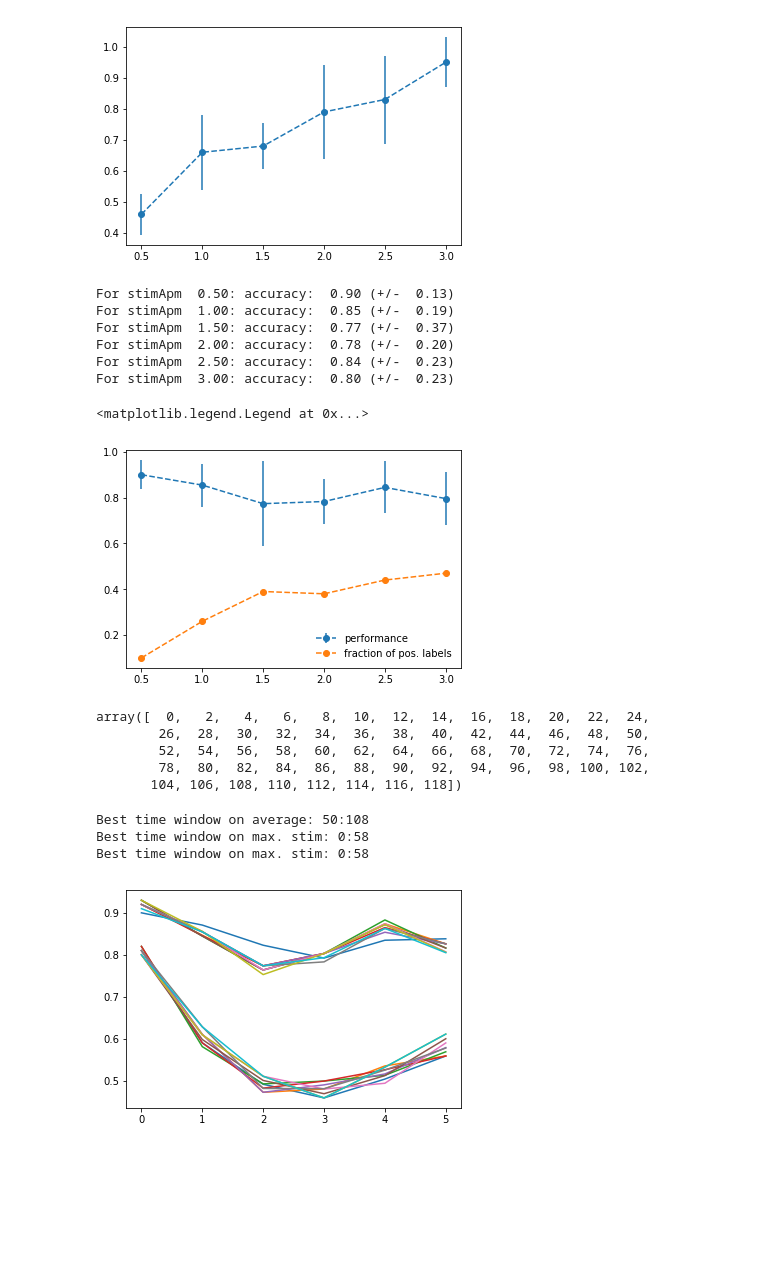
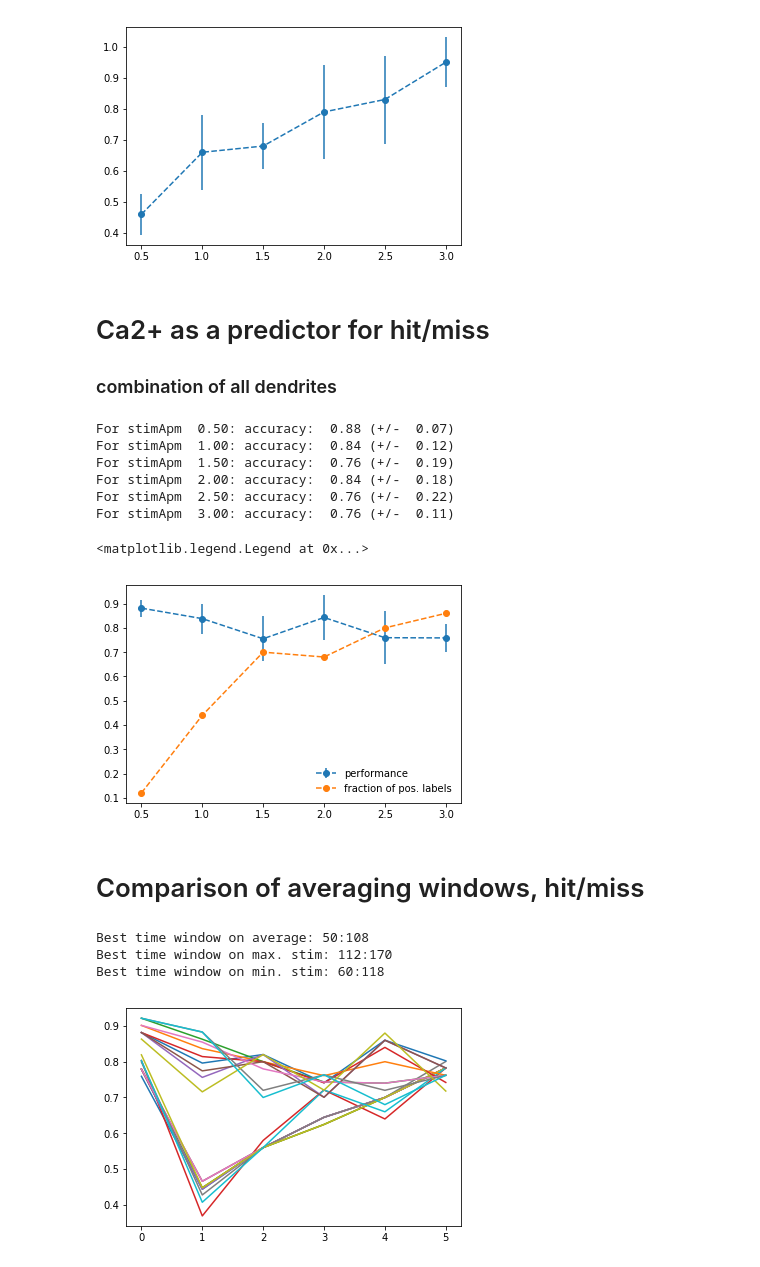
Before and after one commit to ge00rg/LabRotSprekeler, a Jupyter notebook: SVM.ipynb, the cells around one changed output. Saved outputs shown, nothing was run; the diff lists cells and outputs as text; code cells hidden in the pictures; blank space fills up the shorter version.

```diff
--- a/SVM.ipynb
+++ b/SVM.ipynb
@@ -121,5 +127,5 @@ plt.xlim(0,1)
 # %%
-amp = 3
+amp = 1
 
 test_size = 0.33
 svm_kernel = 'linear'
@@ -127,7 +133,7 @@ baseav = False
 
 n_dendrites = h5py.File(filename+".hdf5", "r")['data'].shape[1]
 
-clf = svm.SVC(kernel=svm_kernel)
+clf = svm.SVC(kernel=svm_kernel, class_weight='balanced')
 
 means = []
 stds = []
@@ -145,9 +151,10 @@ for site in range(n_dendrites):
     mn_dnd_chng = np.mean(data[:,:,58:116]-baseline, axis=2)
 
     present_mask = meta[:,1]==amp
-    absent_mask = meta[:,1]==0
+    #absent_mask = meta[:,1]==0
 
-    trials_mask = np.logical_or(present_mask, absent_mask)
+    #trials_mask = np.logical_or(present_mask, absent_mask)
+    trials_mask = present_mask
 
     y_score = mn_dnd_chng[trials_mask, site]
 
@@ -267,6 +273,9 @@ plt.errorbar(stims, means, yerr=std, fmt='--o')
 # %% [output]
 <Container object of 3 artists>
 [figure]
+# %% [markdown]
+# Ca2+ as a predictor for hit/miss
+### combination of all dendrites
 # %%
 filename = filelist[0]
 
@@ -292,9 +301,10 @@ for amp in stims:
     mn_dnd_chng = np.mean(data[:,:,58:116]-baseline, axis=2)
 
     present_mask = meta[:,1]==amp
-    absent_mask = meta[:,1]==0
+    #absent_mask = meta[:,1]==0
 
-    trials_mask = np.logical_or(present_mask, absent_mask)
+    #trials_mask = np.logical_or(present_mask, absent_mask)
+    trials_mask = present_mask
 
     y_score = mn_dnd_chng[trials_mask, :]
 
@@ -313,19 +323,19 @@ for amp in stims:
 
     n_dendrites = h5py.File(filename+".hdf5", "r")['data'].shape[1]
 
-    clf = svm.SVC(kernel=svm_kernel)
-    scores = cross_val_score(clf, y_score, y_true.reshape(y_true.shape[0]), cv=10)
+    clf = svm.SVC(kernel=svm_kernel, class_weight='balanced')
+    scores = cross_val_score(clf, y_score, y_true.reshape(y_true.shape[0]), cv=4)
     sc.append(scores)
 # %%
 for k, scores in enumerate(sc):
     print("For stimApm {0: .2f}: accuracy: {1: .2f} (+/- {2: .2f})".format(stims[k], np.mean(scores), 2*np.std(scores)))
 # %% [output]
-For stimApm  0.50: accuracy:  0.90 (+/-  0.13)
-For stimApm  1.00: accuracy:  0.85 (+/-  0.19)
-For stimApm  1.50: accuracy:  0.77 (+/-  0.37)
-For stimApm  2.00: accuracy:  0.78 (+/-  0.20)
-For stimApm  2.50: accuracy:  0.84 (+/-  0.23)
-For stimApm  3.00: accuracy:  0.80 (+/-  0.23)
+For stimApm  0.50: accuracy:  0.88 (+/-  0.07)
+For stimApm  1.00: accuracy:  0.84 (+/-  0.12)
+For stimApm  1.50: accuracy:  0.76 (+/-  0.19)
+For stimApm  2.00: accuracy:  0.84 (+/-  0.18)
+For stimApm  2.50: accuracy:  0.76 (+/-  0.22)
+For stimApm  3.00: accuracy:  0.76 (+/-  0.11)
 # %%
 sc = np.array(sc)
 means = np.mean(sc, axis=1)
@@ -336,17 +346,9 @@ plt.errorbar(stims, bals, fmt='--o', label='fraction of pos. labels')
 plt.legend(frameon=False)
 # %% [output]
 <matplotlib.legend.Legend at 0x...>
-[figure, old version]
+[figure, new version]
-# %%
-f = h5py.File(filename+".hdf5", "r")
-f['data'].shape
-np.arange(0,120, 2)
-# %% [output]
-array([  0,   2,   4,   6,   8,  10,  12,  14,  16,  18,  20,  22,  24,
-        26,  28,  30,  32,  34,  36,  38,  40,  42,  44,  46,  48,  50,
-        52,  54,  56,  58,  60,  62,  64,  66,  68,  70,  72,  74,  76,
-        78,  80,  82,  84,  86,  88,  90,  92,  94,  96,  98, 100, 102,
-       104, 106, 108, 110, 112, 114, 116, 118])
+# %% [markdown]
+# Comparison of averaging windows, hit/miss
 # %%
 #most informative time
 filename = filelist[0]
@@ -364,7 +366,7 @@ n_shift = 2
 av_time = 58
 n_times = f['data'].shape[2]
 start_inds = np.arange(0,n_times-av_time, 2)
-bl_time = 50
+bl_time = 58
 
 scs = []
 for start in start_inds:
@@ -380,15 +382,18 @@ for start in start_inds:
             baseline = np.mean(baseline, axis=0)
 
         #if the averaging window is before the stimulus, do not subtract baseline
-        if start < bl_time:
-            baseline = np.zeros((baseline.shape[0], baseline.shape[1], baseline.shape[2]))
+        #if start < bl_time:
+        #    baseline = np.zeros((baseline.shape[0], baseline.shape[1], baseline.shape[2]))
+
+        baseline = baseline*1/bl_time*start
 
         mn_dnd_chng = np.mean(data[:,:,start:start+av_time]-baseline, axis=2)
 
         present_mask = meta[:,1]==amp
-        absent_mask = meta[:,1]==0
+        #absent_mask = meta[:,1]==0
 
-        trials_mask = np.logical_or(present_mask, absent_mask)
+        #trials_mask = np.logical_or(present_mask, absent_mask)
+        trials_mask = present_mask
 
         y_score = mn_dnd_chng[trials_mask, :]
 
@@ -407,32 +412,32 @@ for start in start_inds:
 
         n_dendrites = h5py.File(filename+".hdf5", "r")['data'].shape[1]
 
-        clf = svm.SVC(kernel=svm_kernel)
-        scores = cross_val_score(clf, y_score, y_true.reshape(y_true.shape[0]), cv=10)
+        clf = svm.SVC(kernel=svm_kernel, class_weight='balanced')
+        scores = cross_val_score(clf, y_score, y_true.reshape(y_true.shape[0]), cv=5)
         sc.append(scores)
     scs.append(sc)
 # %%
 scs = np.array(scs)
 m_scs = np.mean(scs, axis=2)
 m_vals = np.mean(m_scs, axis=1)
 inds = np.argsort(m_vals)
 
 #max_vals = np.mean(m_scs[:,5])
 #min_vals = np.mean(m_scs[:,0])
-max_inds = np.argsort(max_vals)
-min_inds = np.argsort(min_vals)
+max_inds = np.argsort(m_scs[:,5])
+min_inds = np.argsort(m_scs[:,0])
 
 for i in inds[:10]:
     plt.plot(m_scs[i])
 
 for i in inds[::-1][:10]:
     plt.plot(m_scs[i])
 
 print('Best time window on average: {}:{}'.format((inds[::-1][0])*2, (inds[::-1][0])*2+av_time))
 print('Best time window on max. stim: {}:{}'.format((max_inds[::-1][0])*2, (max_inds[::-1][0])*2+av_time))
-print('Best time window on max. stim: {}:{}'.format((min_inds[::-1][0])*2, (min_inds[::-1][0])*2+av_time))
+print('Best time window on min. stim: {}:{}'.format((min_inds[::-1][0])*2, (min_inds[::-1][0])*2+av_time))
 # %% [output]
 Best time window on average: 50:108
-Best time window on max. stim: 0:58
-Best time window on max. stim: 0:58
+Best time window on max. stim: 112:170
+Best time window on min. stim: 60:118
-[figure, old version]
+[figure, new version]
```
Also changed, not shown: parts of 17 cells of this notebook, 2 other files.
